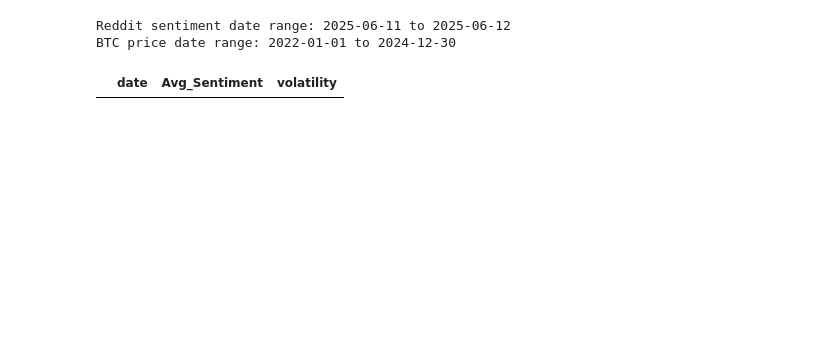
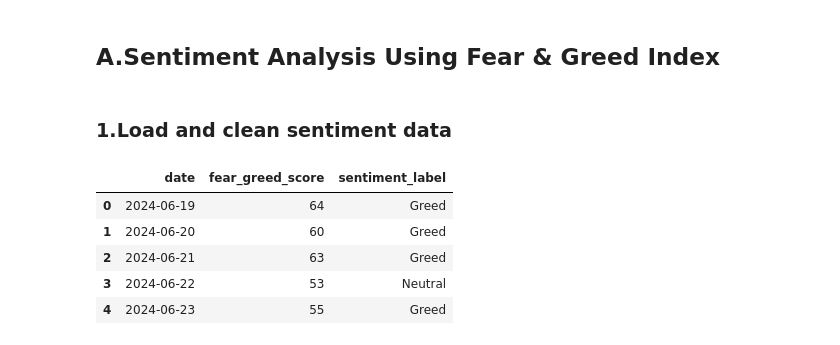
Before and after one commit to Prachi-Mankar/Crypto-Volatility-Model, a Jupyter notebook: Crypto-price-volatility-1/notebooks/02_sentiment_analysis.ipynb, the cells around one changed output. Saved outputs shown, nothing was run; the diff lists cells and outputs as text; code cells hidden in the pictures; blank space fills up the shorter version.

```diff
--- a/Crypto-price-volatility-1/notebooks/02_sentiment_analysis.ipynb
+++ b/Crypto-price-volatility-1/notebooks/02_sentiment_analysis.ipynb
@@ -221,6 +0,0 @@ btc_df.head()
-# %%
-print("Reddit sentiment date range:", reddit_df['date'].min(), "to", reddit_df['date'].max())
-print("BTC price date range:", btc_returns['date'].min(), "to", btc_returns['date'].max())
-# %% [output]
-Reddit sentiment date range: 2025-06-11 to 2025-06-12
-BTC price date range: 2022-01-01 to 2024-12-30
@@ -229,11 +1,20 @@ reddit_df['date'] = pd.to_datetime(reddit_df['date']).dt.date
-# %%
-# Group sentiment again
-daily_sentiment = reddit_df.groupby('date')['sentiment'].mean().reset_index()
-daily_sentiment.columns = ['date', 'Avg_Sentiment']
-
-# Merge again
-merged_df = pd.merge(daily_sentiment, btc_returns, on='date', how='inner')
-merged_df.dropna(inplace=True)
-merged_df.head()
-# %% [output]
-|  | date | Avg_Sentiment | volatility |
+# %% [markdown]
+## A.Sentiment Analysis Using Fear & Greed Index
+# %% [markdown]
+### 1.Load and clean sentiment data
+# %%
+import pandas as pd
+
+# Load sentiment data
+df = pd.read_csv("../data/fear_greed_sentiment.csv")
+df['date'] = pd.to_datetime(df['date'])
+df.sort_values('date', inplace=True)
+df.reset_index(drop=True, inplace=True)
+df.head()
+# %% [output]
+|  | date | fear_greed_score | sentiment_label |
+| 0 | 2024-06-19 | 64 | Greed |
+| 1 | 2024-06-20 | 60 | Greed |
+| 2 | 2024-06-21 | 63 | Greed |
+| 3 | 2024-06-22 | 53 | Neutral |
+| 4 | 2024-06-23 | 55 | Greed |
```
Also changed, not shown: parts of 64 cells of this notebook, 53 other files.
